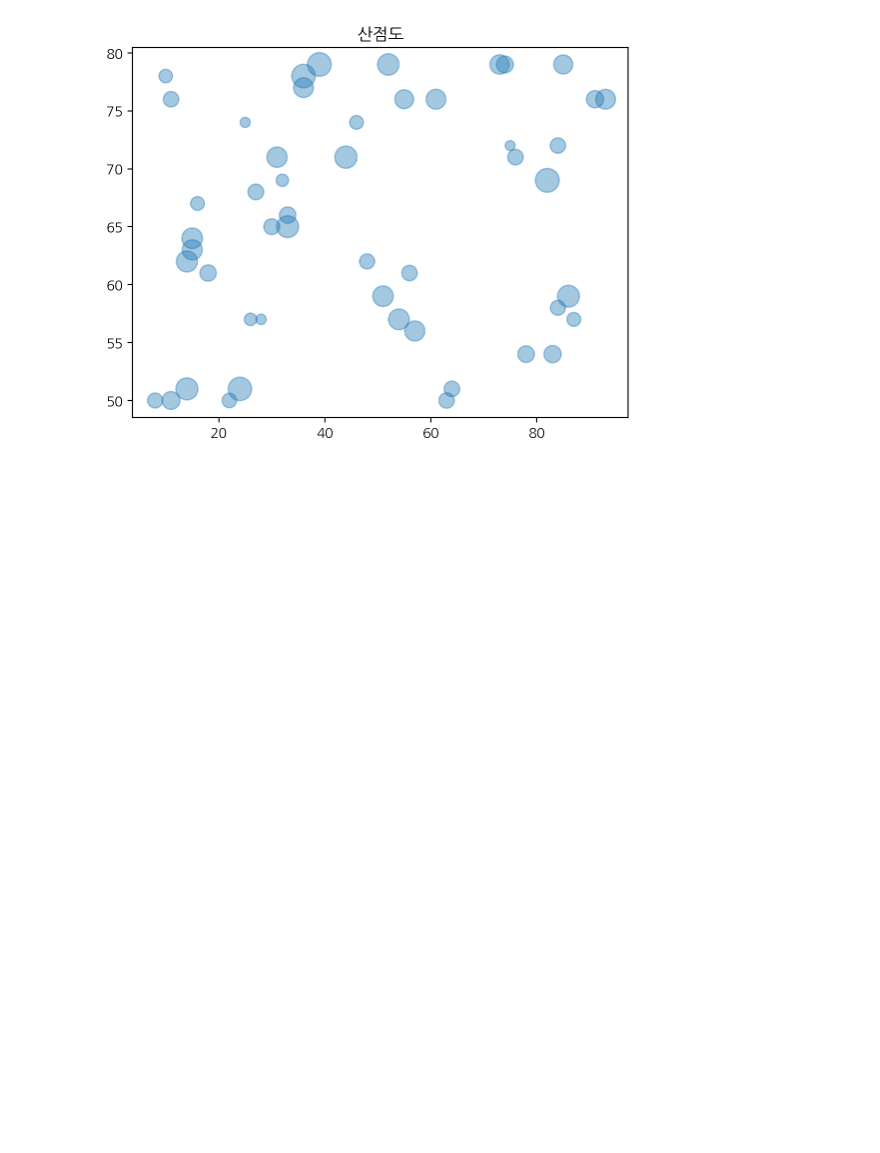
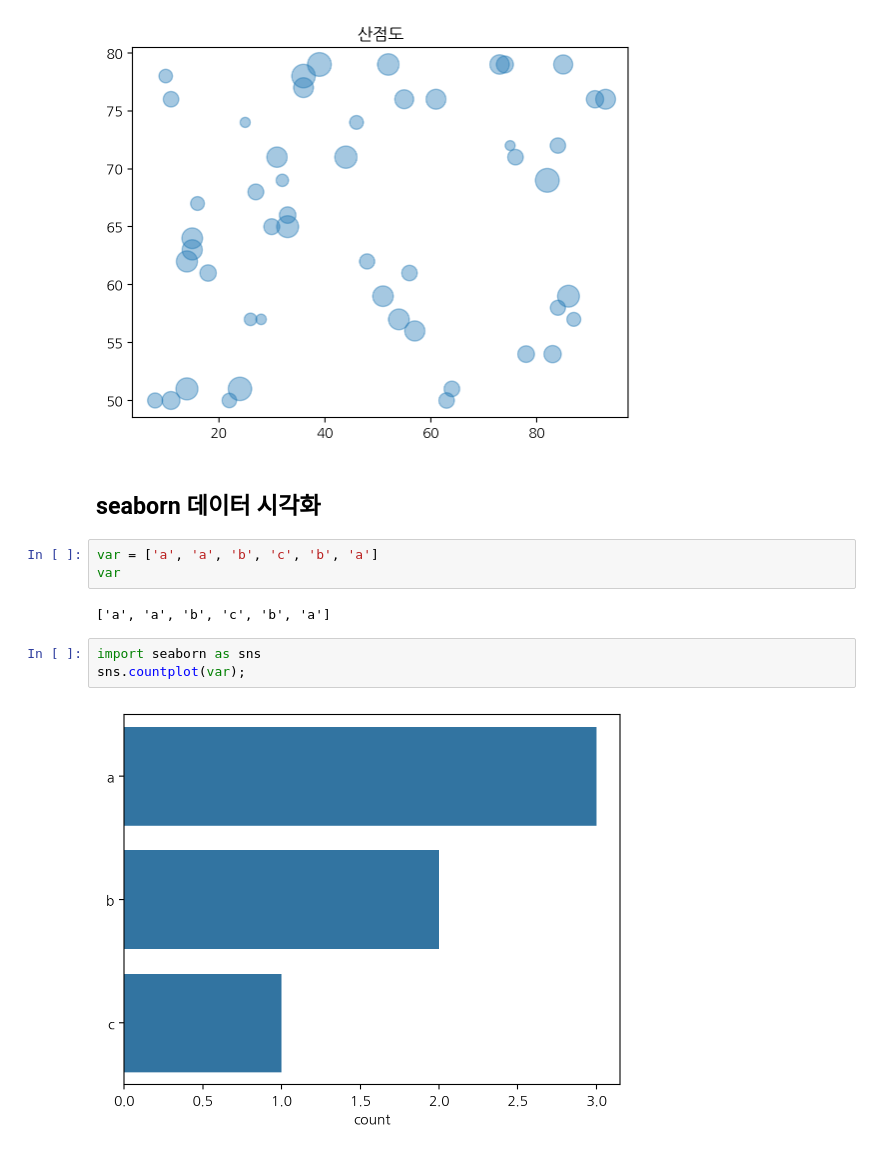
Before and after one commit to hyeonyeongjung/2024-1-my-BDA, a Jupyter notebook: inclass/01w_0312_tue_bigdata_basic.ipynb, the cells around one changed output. Drawn from its saved outputs; the diff is of its cells as text; blank space fills up the shorter version.

```diff
--- a/inclass/01w_0312_tue_bigdata_basic.ipynb
+++ b/inclass/01w_0312_tue_bigdata_basic.ipynb
@@ -79,3 +79,15 @@ plt.scatter(x, y, s=s, alpha=.4)
 plt.title('산점도');
 # %% [output]
 [figure]
+# %% [markdown]
+## seaborn 데이터 시각화
+# %%
+var = ['a', 'a', 'b', 'c', 'b', 'a']
+var
+# %% [output]
+['a', 'a', 'b', 'c', 'b', 'a']
+# %%
+import seaborn as sns
+sns.countplot(var);
+# %% [output]
+[figure, added]
```
Also changed, not shown: parts of 4 cells of this notebook.
